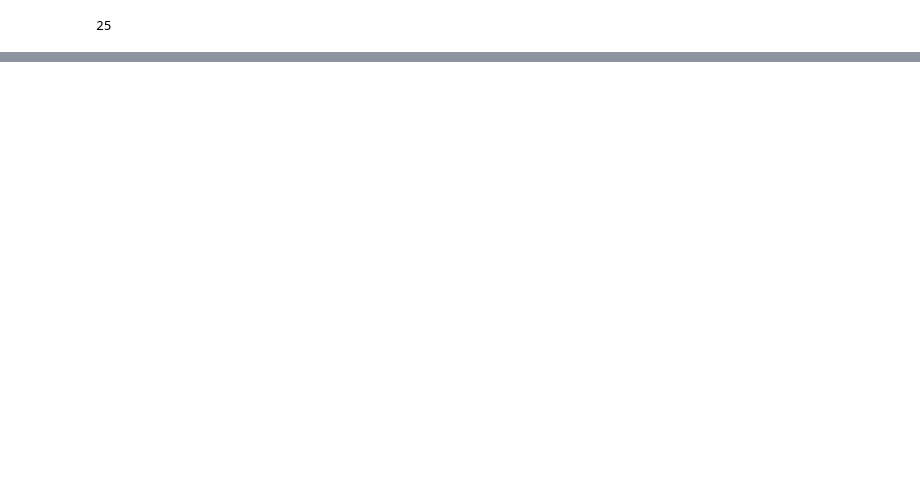
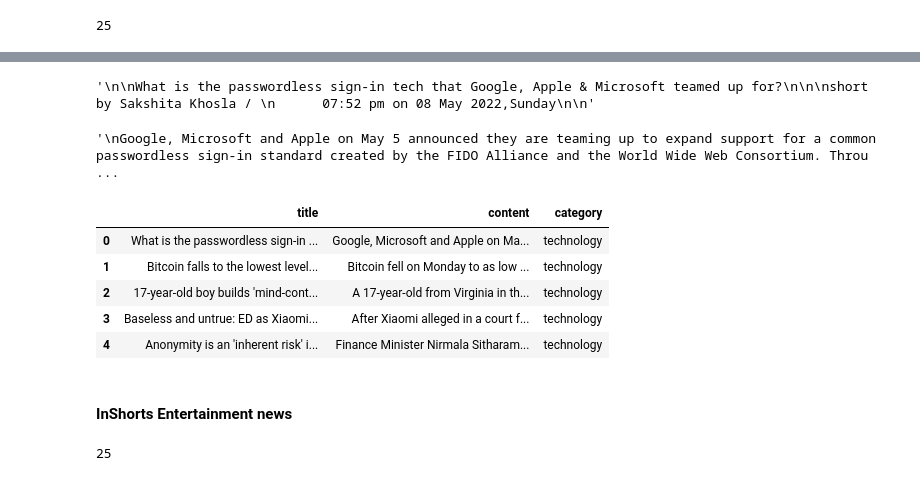
Before and after one commit to NSharick/natural-language-processing-exercises, a Jupyter notebook: acquire.ipynb, the cells around one changed output, grey strips where cells are left out. Cells and saved outputs as stored; diff of their text form; code cells hidden in the pictures; blank space fills up the shorter version.

```diff
--- a/acquire.ipynb
+++ b/acquire.ipynb
@@ -453,0 +511,6 @@ pd.DataFrame([parse_business_news(article) for article in articles])
+# %%
+url = 'https://inshorts.com/en/read/technology'
+response = get(url)
+soup = BeautifulSoup(response.text, 'html.parser')
+articles = soup.select('div.news-card')
+len(articles)
@@ -453,0 +519,3 @@ pd.DataFrame([parse_business_news(article) for article in articles])
+# %%
+article = articles[0]
+article
@@ -453,0 +540,35 @@ pd.DataFrame([parse_business_news(article) for article in articles])
+# %%
+article.select_one('div.news-card-title').text
+# %% [output]
+'\n\nWhat is the passwordless sign-in tech that Google, Apple & Microsoft teamed up for?\n\n\nshort by Sakshita Khosla / \n      07:52 pm on 08 May 2022,Sunday\n\n'
+# %%
+article.select_one('div.news-card-content').text
+# %% [output]
+'\nGoogle, Microsoft and Apple on May 5 announced they are teaming up to expand support for a common passwordless sign-in standard created by the FIDO Alliance and the World Wide Web Consortium. Throu ...
+# %%
+def parse_tech_news(article):
+    output = {}
+    output['title'] = article.select_one('div.news-card-title').text.strip()
+    output['content'] = article.select_one('div.news-card-content').text.strip()
+    output['category'] = 'technology'
+    return output
+# %%
+tech_articles = pd.DataFrame([parse_tech_news(article) for article in articles])
+tech_articles.head()
+# %% [output]
+|  | title | content | category |
+| 0 | What is the passwordless sign-in ... | Google, Microsoft and Apple on Ma... | technology |
+| 1 | Bitcoin falls to the lowest level... | Bitcoin fell on Monday to as low ... | technology |
+| 2 | 17-year-old boy builds 'mind-cont... | A 17-year-old from Virginia in th... | technology |
+| 3 | Baseless and untrue: ED as Xiaomi... | After Xiaomi alleged in a court f... | technology |
+| 4 | Anonymity is an 'inherent risk' i... | Finance Minister Nirmala Sitharam... | technology |
+# %% [markdown]
+#### InShorts Entertainment news
+# %%
+url = 'https://inshorts.com/en/read/entertainment'
+response = get(url)
+soup = BeautifulSoup(response.text, 'html.parser')
+articles = soup.select('div.news-card')
+len(articles)
+# %% [output]
+25
```
Also changed, not shown: parts of 27 cells of this notebook.
